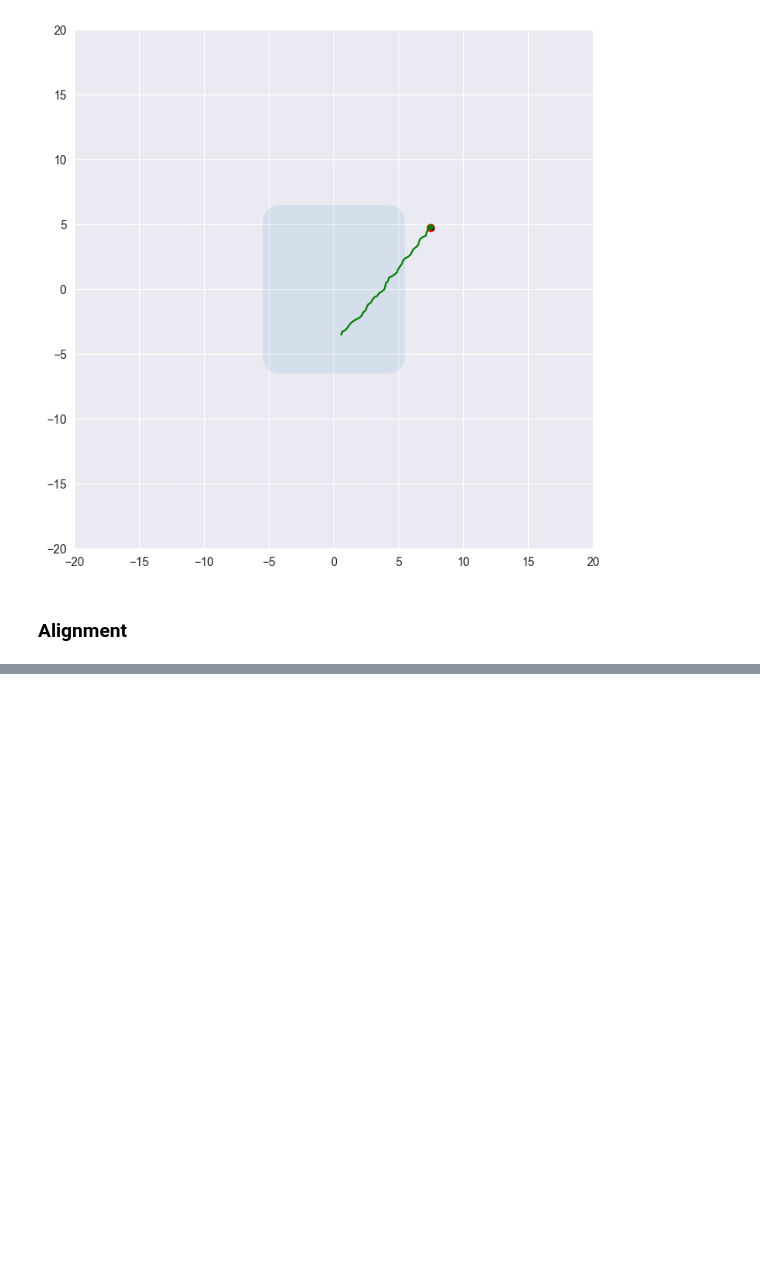
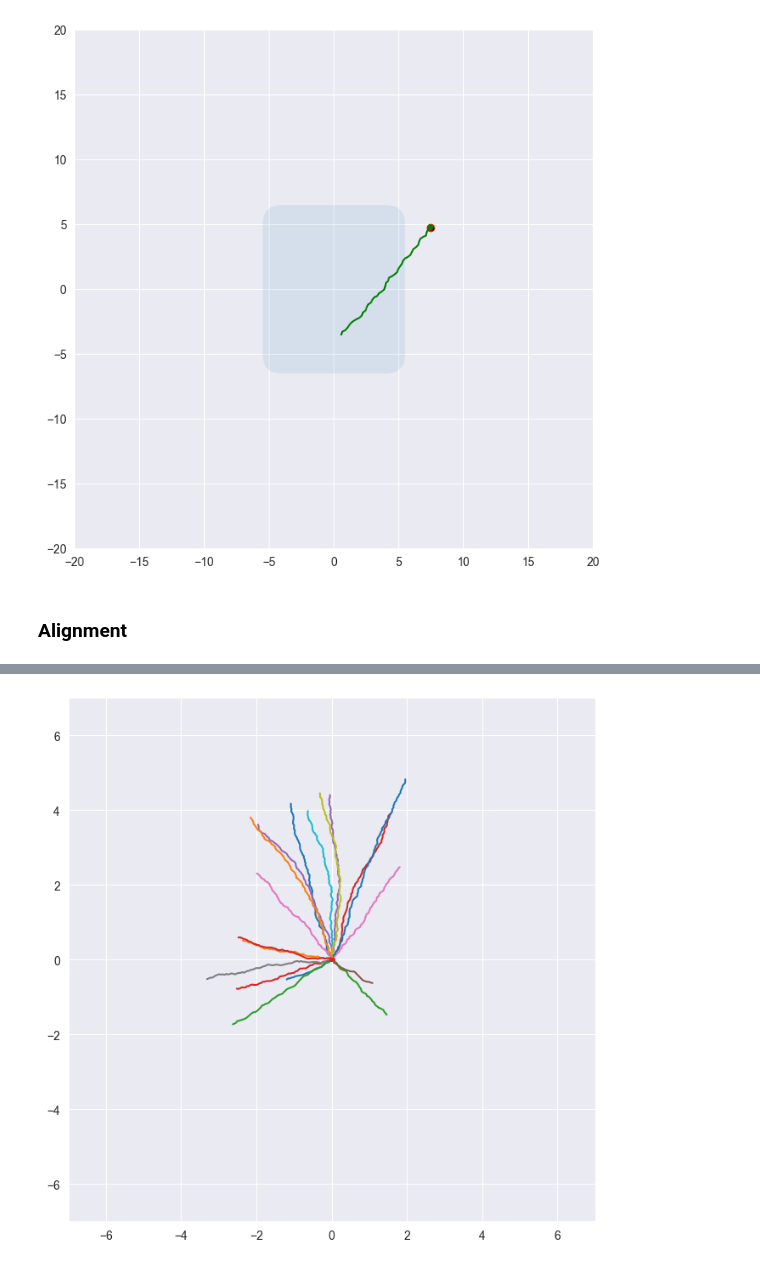
Before and after one commit to jerrymhuang/TogetherFlow, a Jupyter notebook: togetherflow/simulation_test.ipynb, the cells around one changed output, grey strips where cells are left out. Saved outputs shown, nothing was run; the diff lists cells and outputs as text; code cells hidden in the pictures; blank space fills up the shorter version.

```diff
--- a/togetherflow/simulation_test.ipynb
+++ b/togetherflow/simulation_test.ipynb
@@ -143,0 +175,3 @@ al.save('./../media/gif/alignment1.gif', writer=PillowWriter(fps=10))
+# %%
+cohesion_sim = move_with_neighbors(agent_pos, sensing_radius=1., noise=1.)
+cohesion_sim
@@ -143,0 +196,9 @@ al.save('./../media/gif/alignment1.gif', writer=PillowWriter(fps=10))
+# %%
+f, ax = plt.subplots(1, 1, figsize=(8, 8))
+ax.set_xlim([-7., 7.])
+ax.set_ylim([-7., 7.])
+
+for i in range(len(agent_pos)):
+    ax.plot(cohesion_sim[:,i,0], cohesion_sim[:,i,1])
+# %% [output]
+[figure, added]
```
Also changed, not shown: parts of 16 cells of this notebook, 6 other files.
